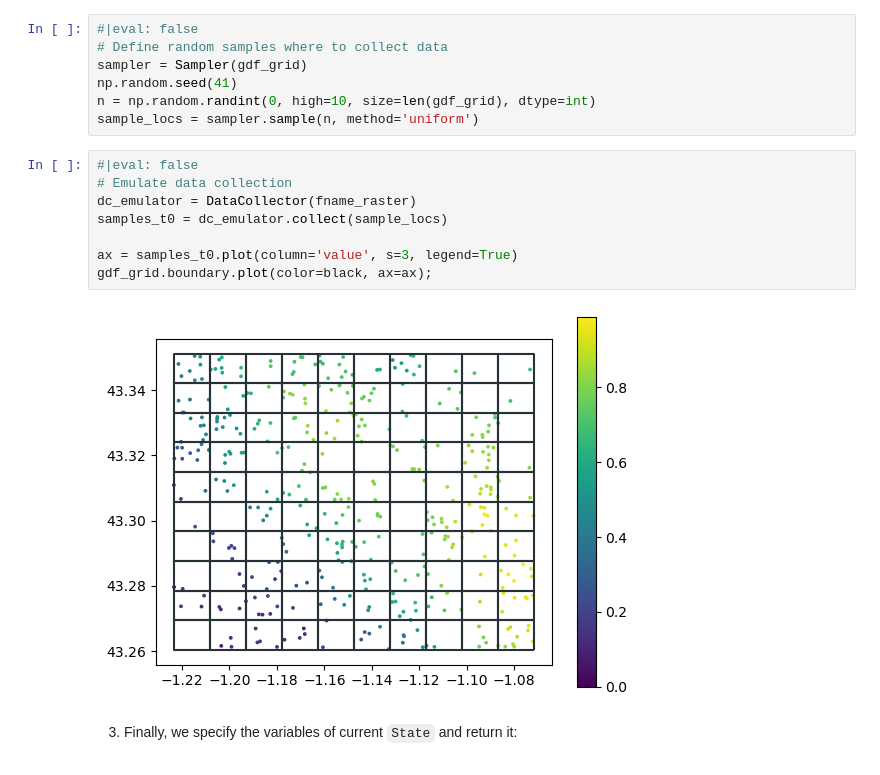
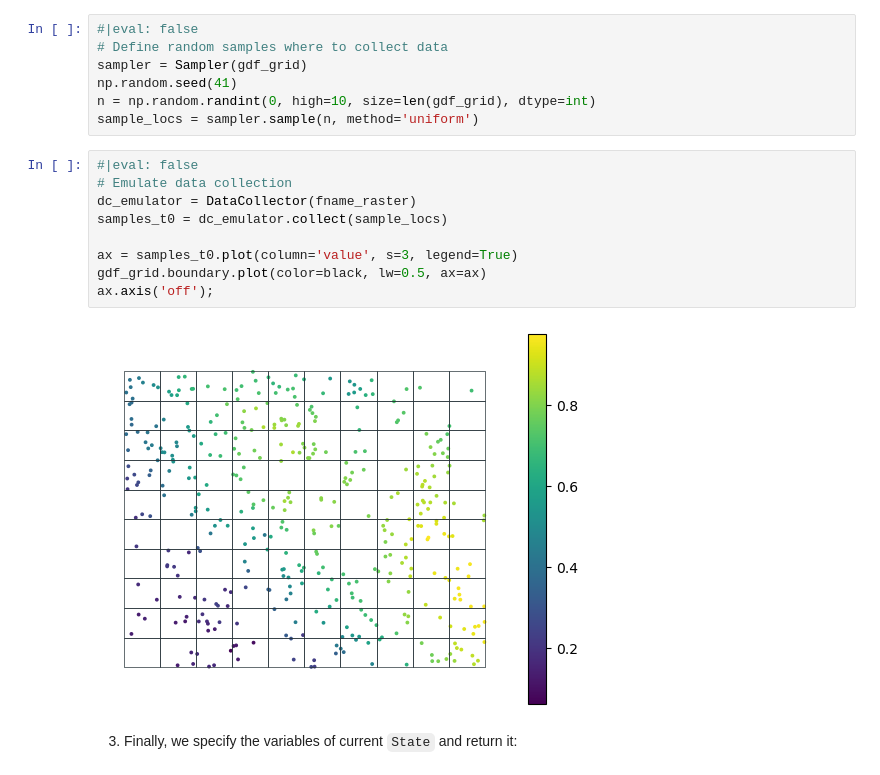
Before and after one commit to franckalbinet/trufl, a Jupyter notebook: nbs/04_callbacks.ipynb, the cells around one changed output. Drawn from its saved outputs; the diff is of its cells as text.

```diff
--- a/nbs/04_callbacks.ipynb
+++ b/nbs/04_callbacks.ipynb
@@ -222,13 +222,14 @@ sample_locs = sampler.sample(n, method='uniform')
 # %%
 #|eval: false
 # Emulate data collection
 dc_emulator = DataCollector(fname_raster)
 samples_t0 = dc_emulator.collect(sample_locs)
 
 ax = samples_t0.plot(column='value', s=3, legend=True)
-gdf_grid.boundary.plot(color=black, ax=ax);
+gdf_grid.boundary.plot(color=black, lw=0.5, ax=ax)
+ax.axis('off');
 # %% [output]
-[figure, old version]
+[figure, new version]
 # %% [markdown]
 3. Finally, we specify the variables of current `State` and return it:
 # %%
```
Also changed, not shown: parts of 2 cells of this notebook, 13 other files.
